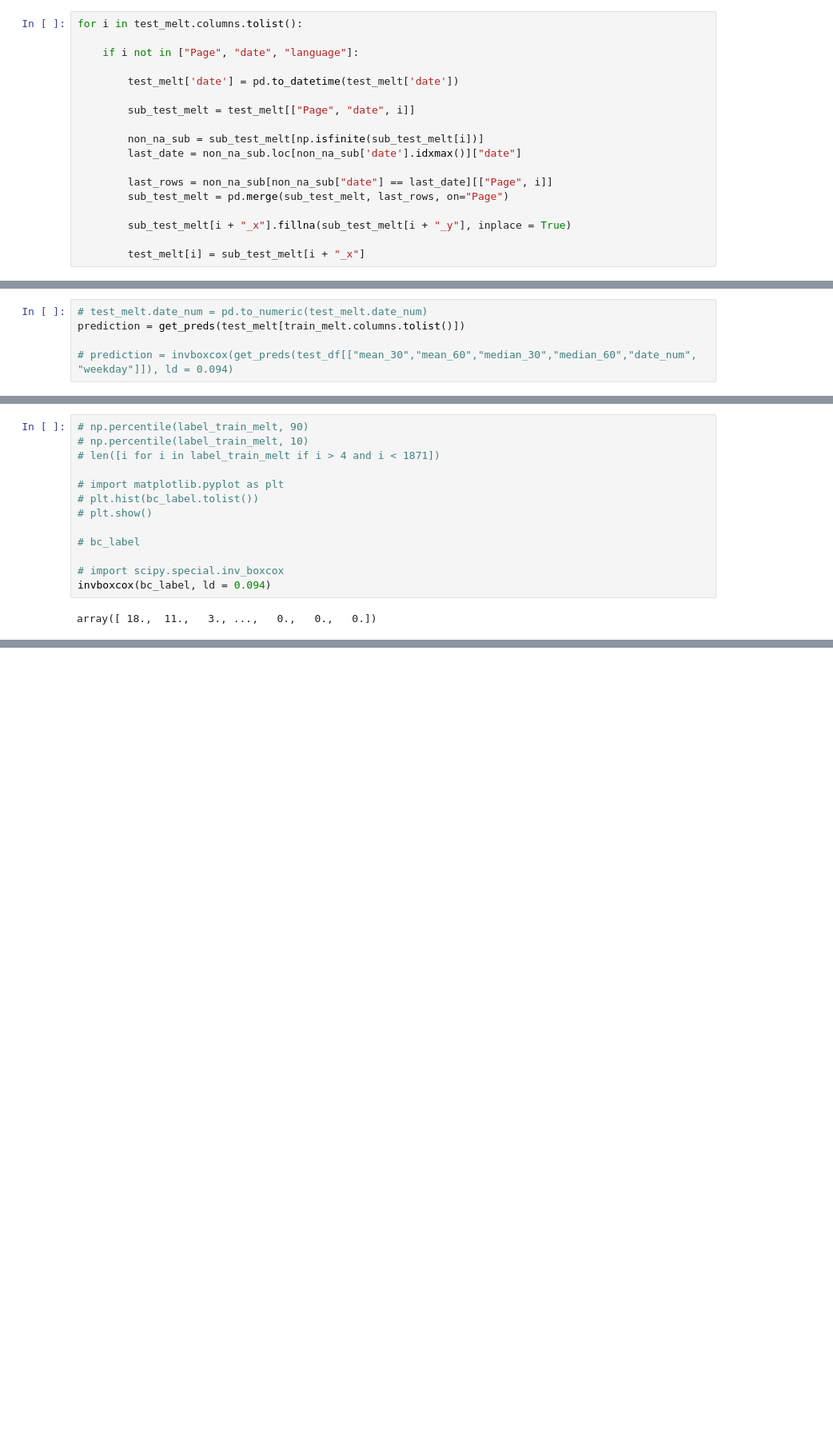
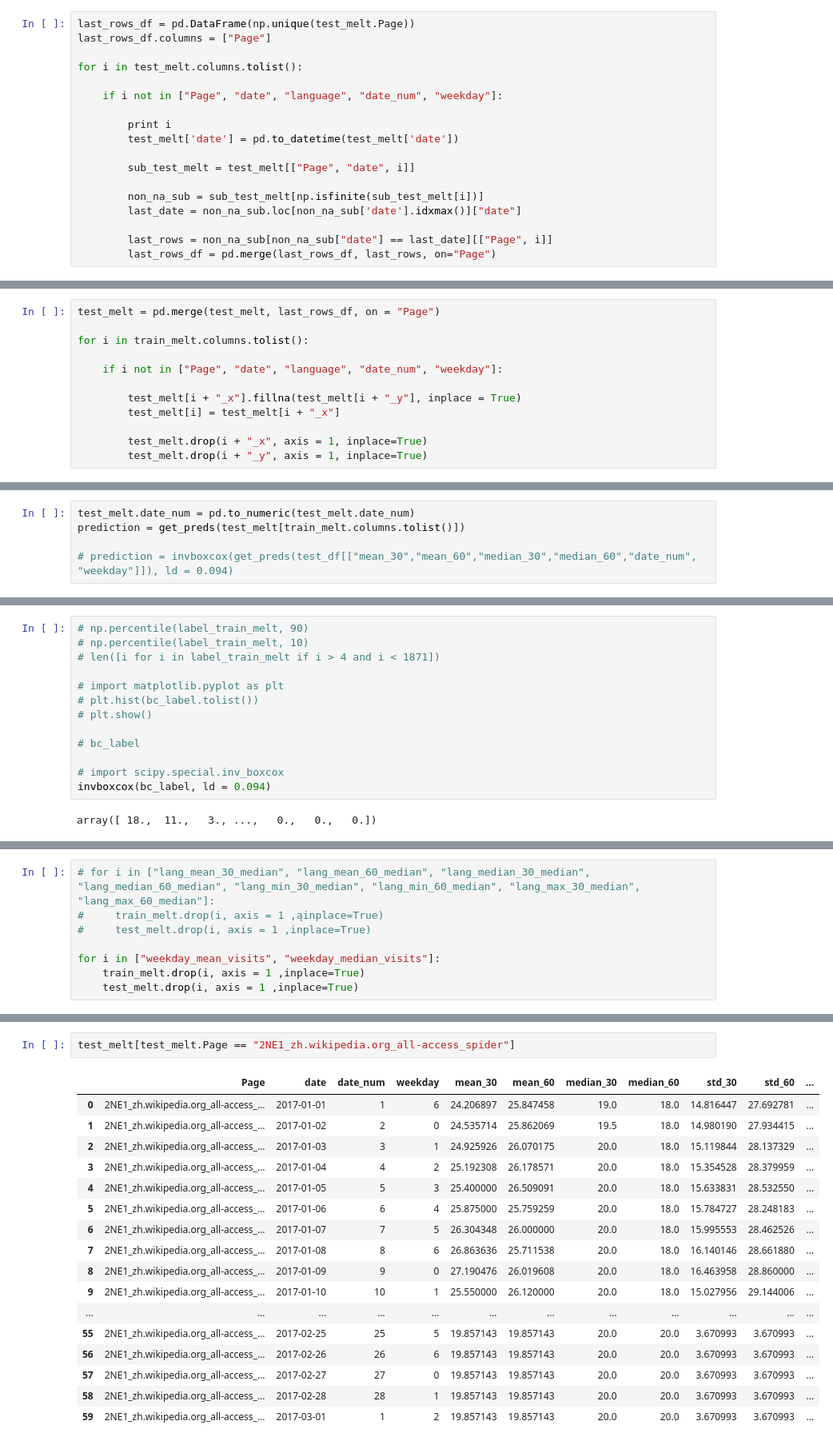
Before and after one commit to shubh24/web_traffic_prediction, a Jupyter notebook: explore.ipynb, the cells around one changed output, grey strips where cells are left out. Shown at 80% size. Cells and saved outputs as stored; diff of their text form; blank space fills up the shorter version.

```diff
--- a/explore.ipynb
+++ b/explore.ipynb
@@ -451,10 +452,14 @@ test_melt_safety = test_melt
 
 test_melt.drop("visits", axis = 1, inplace=True)
 # %%
+last_rows_df = pd.DataFrame(np.unique(test_melt.Page))
+last_rows_df.columns = ["Page"]
+
 for i in test_melt.columns.tolist():
 
-    if i not in ["Page", "date", "language"]:
+    if i not in ["Page", "date", "language", "date_num", "weekday"]:
 
+        print i
         test_melt['date'] = pd.to_datetime(test_melt['date'])
 
         sub_test_melt = test_melt[["Page", "date", i]]
@@ -463,11 +468,7 @@ for i in test_melt.columns.tolist():
         last_date = non_na_sub.loc[non_na_sub['date'].idxmax()]["date"]
 
         last_rows = non_na_sub[non_na_sub["date"] == last_date][["Page", i]]
-        sub_test_melt = pd.merge(sub_test_melt, last_rows, on="Page")
-
-        sub_test_melt[i + "_x"].fillna(sub_test_melt[i + "_y"], inplace = True)
-
-        test_melt[i] = sub_test_melt[i + "_x"]
+        last_rows_df = pd.merge(last_rows_df, last_rows, on="Page")
 # %% [output]
 mean_30
 mean_60
@@ -489,2 +485,14 @@ Visits
+# %%
+test_melt = pd.merge(test_melt, last_rows_df, on = "Page")
+
+for i in train_melt.columns.tolist():
+
+    if i not in ["Page", "date", "language", "date_num", "weekday"]:
+
+        test_melt[i + "_x"].fillna(test_melt[i + "_y"], inplace = True)
+        test_melt[i] = test_melt[i + "_x"]
+
+        test_melt.drop(i + "_x", axis = 1, inplace=True)
+        test_melt.drop(i + "_y", axis = 1, inplace=True)
 # %%
 test_melt.to_csv("test_feats.csv", index = False)
@@ -493,7 +499,7 @@ KeyboardInterrupt:
 # %%
 test_melt = pd.read_csv("test_feats.csv")
 # %%
-# test_melt.date_num = pd.to_numeric(test_melt.date_num)
+test_melt.date_num = pd.to_numeric(test_melt.date_num)
 prediction = get_preds(test_melt[train_melt.columns.tolist()])
 
 # prediction = invboxcox(get_preds(test_df[["mean_30","mean_60","median_30","median_60","date_num", "weekday"]]), ld = 0.094)
@@ -562,0 +564,8 @@ test_melt
+# %%
+# for i in ["lang_mean_30_median", "lang_mean_60_median", "lang_median_30_median", "lang_median_60_median", "lang_min_30_median", "lang_min_60_median", "lang_max_30_median", "lang_max_60_median"]:
+#     train_melt.drop(i, axis = 1 ,ąinplace=True)
+#     test_melt.drop(i, axis = 1 ,inplace=True)
+
+for i in ["weekday_mean_visits", "weekday_median_visits"]:
+    train_melt.drop(i, axis = 1 ,inplace=True)
+    test_melt.drop(i, axis = 1 ,inplace=True)
@@ -562,0 +579,20 @@ test_melt
+# %%
+test_melt[test_melt.Page == "2NE1_zh.wikipedia.org_all-access_spider"]
+# %% [output]
+|  | Page | date | date_num | weekday | mean_30 | mean_60 | median_30 | median_60 | std_30 | std_60 | ... |
+| 0 | 2NE1_zh.wikipedia.org_all-access_... | 2017-01-01 | 1 | 6 | 24.206897 | 25.847458 | 19.0 | 18.0 | 14.816447 | 27.692781 | ... |
+| 1 | 2NE1_zh.wikipedia.org_all-access_... | 2017-01-02 | 2 | 0 | 24.535714 | 25.862069 | 19.5 | 18.0 | 14.980190 | 27.934415 | ... |
+| 2 | 2NE1_zh.wikipedia.org_all-access_... | 2017-01-03 | 3 | 1 | 24.925926 | 26.070175 | 20.0 | 18.0 | 15.119844 | 28.137329 | ... |
+| 3 | 2NE1_zh.wikipedia.org_all-access_... | 2017-01-04 | 4 | 2 | 25.192308 | 26.178571 | 20.0 | 18.0 | 15.354528 | 28.379959 | ... |
+| 4 | 2NE1_zh.wikipedia.org_all-access_... | 2017-01-05 | 5 | 3 | 25.400000 | 26.509091 | 20.0 | 18.0 | 15.633831 | 28.532550 | ... |
+| 5 | 2NE1_zh.wikipedia.org_all-access_... | 2017-01-06 | 6 | 4 | 25.875000 | 25.759259 | 20.0 | 18.0 | 15.784727 | 28.248183 | ... |
+| 6 | 2NE1_zh.wikipedia.org_all-access_... | 2017-01-07 | 7 | 5 | 26.304348 | 26.000000 | 20.0 | 18.0 | 15.995553 | 28.462526 | ... |
+| 7 | 2NE1_zh.wikipedia.org_all-access_... | 2017-01-08 | 8 | 6 | 26.863636 | 25.711538 | 20.0 | 18.0 | 16.140146 | 28.661880 | ... |
+| 8 | 2NE1_zh.wikipedia.org_all-access_... | 2017-01-09 | 9 | 0 | 27.190476 | 26.019608 | 20.0 | 18.0 | 16.463958 | 28.860000 | ... |
+| 9 | 2NE1_zh.wikipedia.org_all-access_... | 2017-01-10 | 10 | 1 | 25.550000 | 26.120000 | 20.0 | 18.0 | 15.027956 | 29.144006 | ... |
+| ... | ... | ... | ... | ... | ... | ... | ... | ... | ... | ... | ... |
+| 55 | 2NE1_zh.wikipedia.org_all-access_... | 2017-02-25 | 25 | 5 | 19.857143 | 19.857143 | 20.0 | 20.0 | 3.670993 | 3.670993 | ... |
+| 56 | 2NE1_zh.wikipedia.org_all-access_... | 2017-02-26 | 26 | 6 | 19.857143 | 19.857143 | 20.0 | 20.0 | 3.670993 | 3.670993 | ... |
+| 57 | 2NE1_zh.wikipedia.org_all-access_... | 2017-02-27 | 27 | 0 | 19.857143 | 19.857143 | 20.0 | 20.0 | 3.670993 | 3.670993 | ... |
+| 58 | 2NE1_zh.wikipedia.org_all-access_... | 2017-02-28 | 28 | 1 | 19.857143 | 19.857143 | 20.0 | 20.0 | 3.670993 | 3.670993 | ... |
+| 59 | 2NE1_zh.wikipedia.org_all-access_... | 2017-03-01 | 1 | 2 | 19.857143 | 19.857143 | 20.0 | 20.0 | 3.670993 | 3.670993 | ... |
```
Also changed, not shown: parts of 13 cells of this notebook.
